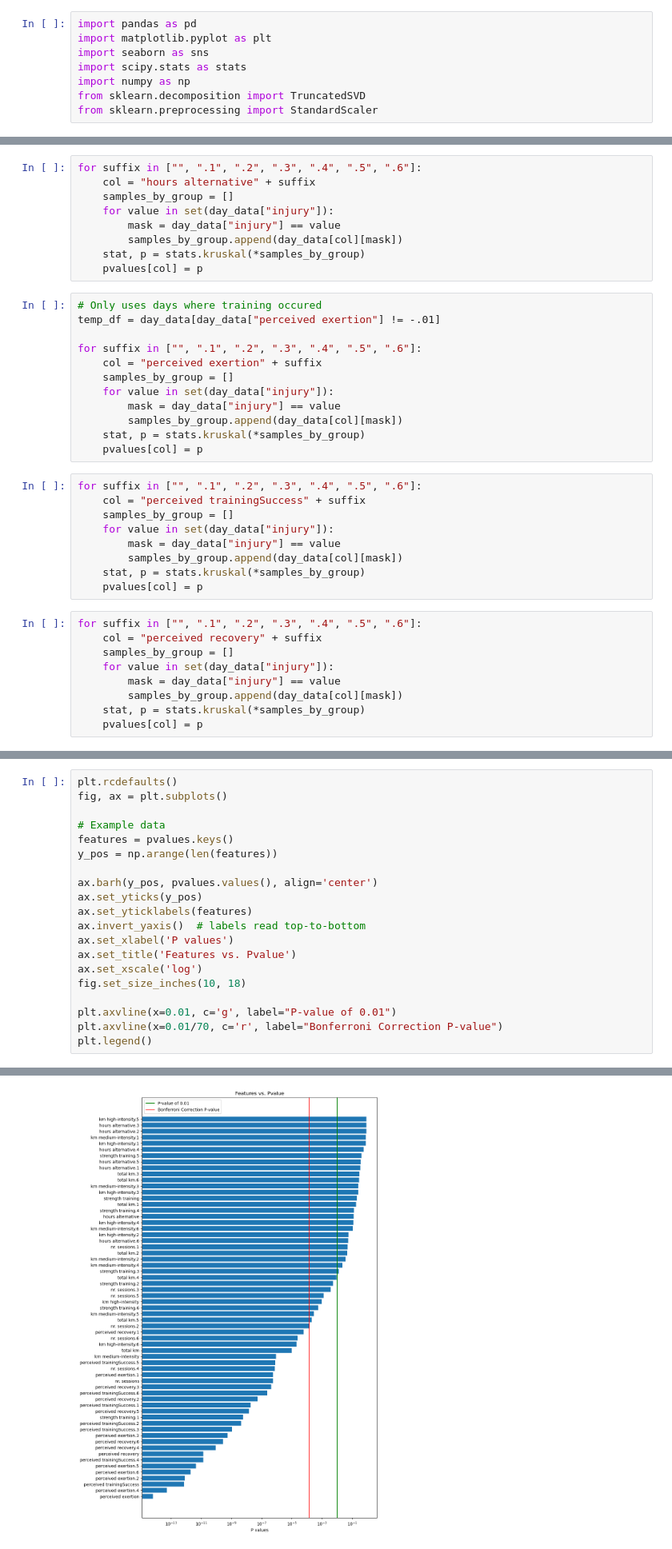
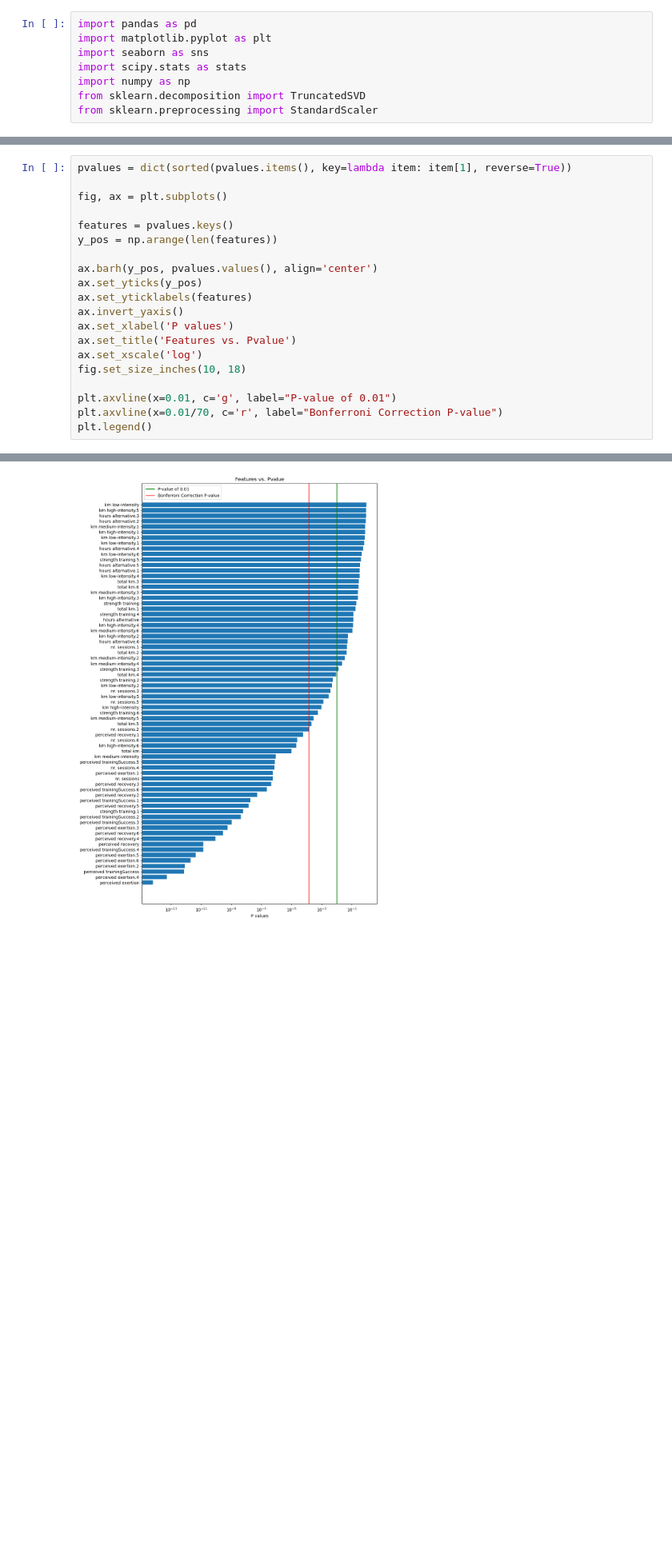
Before and after one commit to ryn8raun248/TrainingTrainers, a Jupyter notebook: final_project_notebook.ipynb, the cells around one changed output, grey strips where cells are left out. Shown at 80% size. Saved outputs shown, nothing was run; the diff lists cells and outputs as text; blank space fills up the shorter version.

```diff
--- a/final_project_notebook.ipynb
+++ b/final_project_notebook.ipynb
@@ -127,39 +107,0 @@ for suffix in ["", ".1", ".2", ".3", ".4", ".5", ".6"]:
-# %%
-for suffix in ["", ".1", ".2", ".3", ".4", ".5", ".6"]:
-    col = "hours alternative" + suffix
-    samples_by_group = []
-    for value in set(day_data["injury"]):
-        mask = day_data["injury"] == value
-        samples_by_group.append(day_data[col][mask])
-    stat, p = stats.kruskal(*samples_by_group)
-    pvalues[col] = p
-# %%
-# Only uses days where training occured
-temp_df = day_data[day_data["perceived exertion"] != -.01]
-
-for suffix in ["", ".1", ".2", ".3", ".4", ".5", ".6"]:
-    col = "perceived exertion" + suffix
-    samples_by_group = []
-    for value in set(day_data["injury"]):
-        mask = day_data["injury"] == value
-        samples_by_group.append(day_data[col][mask])
-    stat, p = stats.kruskal(*samples_by_group)
-    pvalues[col] = p
-# %%
-for suffix in ["", ".1", ".2", ".3", ".4", ".5", ".6"]:
-    col = "perceived trainingSuccess" + suffix
-    samples_by_group = []
-    for value in set(day_data["injury"]):
-        mask = day_data["injury"] == value
-        samples_by_group.append(day_data[col][mask])
-    stat, p = stats.kruskal(*samples_by_group)
-    pvalues[col] = p
-# %%
-for suffix in ["", ".1", ".2", ".3", ".4", ".5", ".6"]:
-    col = "perceived recovery" + suffix
-    samples_by_group = []
-    for value in set(day_data["injury"]):
-        mask = day_data["injury"] == value
-        samples_by_group.append(day_data[col][mask])
-    stat, p = stats.kruskal(*samples_by_group)
-    pvalues[col] = p
@@ -168,26 +111,26 @@ pvalues = dict(sorted(pvalues.items(), key=lambda item: item[1], reverse=True))
 # %%
-plt.rcdefaults()
+pvalues = dict(sorted(pvalues.items(), key=lambda item: item[1], reverse=True))
+
 fig, ax = plt.subplots()
 
-# Example data
 features = pvalues.keys()
 y_pos = np.arange(len(features))
 
 ax.barh(y_pos, pvalues.values(), align='center')
 ax.set_yticks(y_pos)
 ax.set_yticklabels(features)
-ax.invert_yaxis()  # labels read top-to-bottom
+ax.invert_yaxis()
 ax.set_xlabel('P values')
 ax.set_title('Features vs. Pvalue')
 ax.set_xscale('log')
 fig.set_size_inches(10, 18)
 
 plt.axvline(x=0.01, c='g', label="P-value of 0.01")
 plt.axvline(x=0.01/70, c='r', label="Bonferroni Correction P-value")
 plt.legend()
 # %% [output]
 <matplotlib.legend.Legend at 0x...>
-[figure, old version]
+[figure, new version]
 # %% [markdown]
 ### Applying Bonferroni Correction
 - The Bonferroni correction method was chosen to control the familywise error rate.
```
Also changed, not shown: parts of 13 cells of this notebook.
